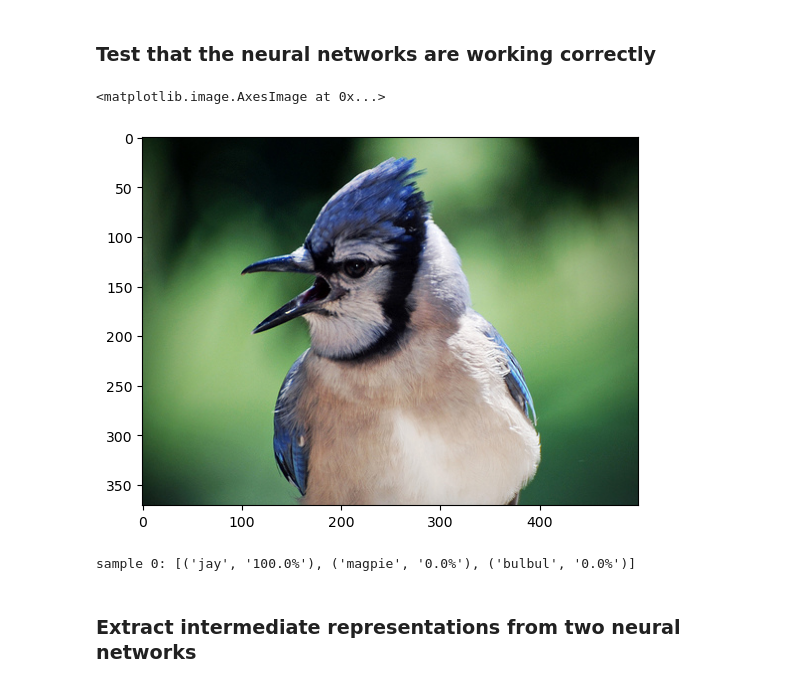
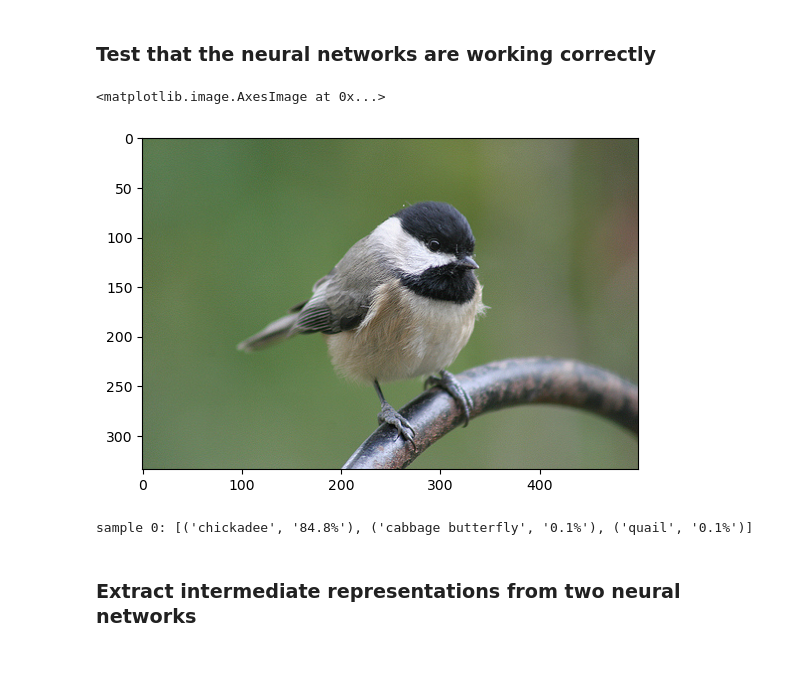
Before and after one commit to SarahHarvey/decoding-similarity, a Jupyter notebook: compare-two-networks-decoding-similarity.ipynb, the cells around one changed output. Drawn from its saved outputs; the diff is of its cells as text; code cells hidden in the pictures.

```diff
--- a/compare-two-networks-decoding-similarity.ipynb
+++ b/compare-two-networks-decoding-similarity.ipynb
@@ -83,13 +85,13 @@ M = len(fnames)  # number of test samples
 # %%
 # Show an image
 
-trial_image = fnames[17]
+trial_image = fnames[19]
 input_image = Image.open('../imagenet-sample-images/dataset/test/'+ trial_image)
 
 plt.imshow(input_image)
 # %% [output]
 <matplotlib.image.AxesImage at 0x...>
-[figure, old version]
+[figure, new version]
 # %%
 # Define preprocessing
 
@@ -111,7 +113,7 @@ with torch.no_grad():
 
 results = utils.pick_n_best(predictions=output, n=3)
 # %% [output]
-sample 0: [('jay', '100.0%'), ('magpie', '0.0%'), ('bulbul', '0.0%')]
+sample 0: [('chickadee', '84.8%'), ('cabbage butterfly', '0.1%'), ('quail', '0.1%')]
 # %% [markdown]
 ### Extract intermediate representations from two neural networks
 # %%
```
Also changed, not shown: parts of 1 cell of this notebook, 2 other files.
